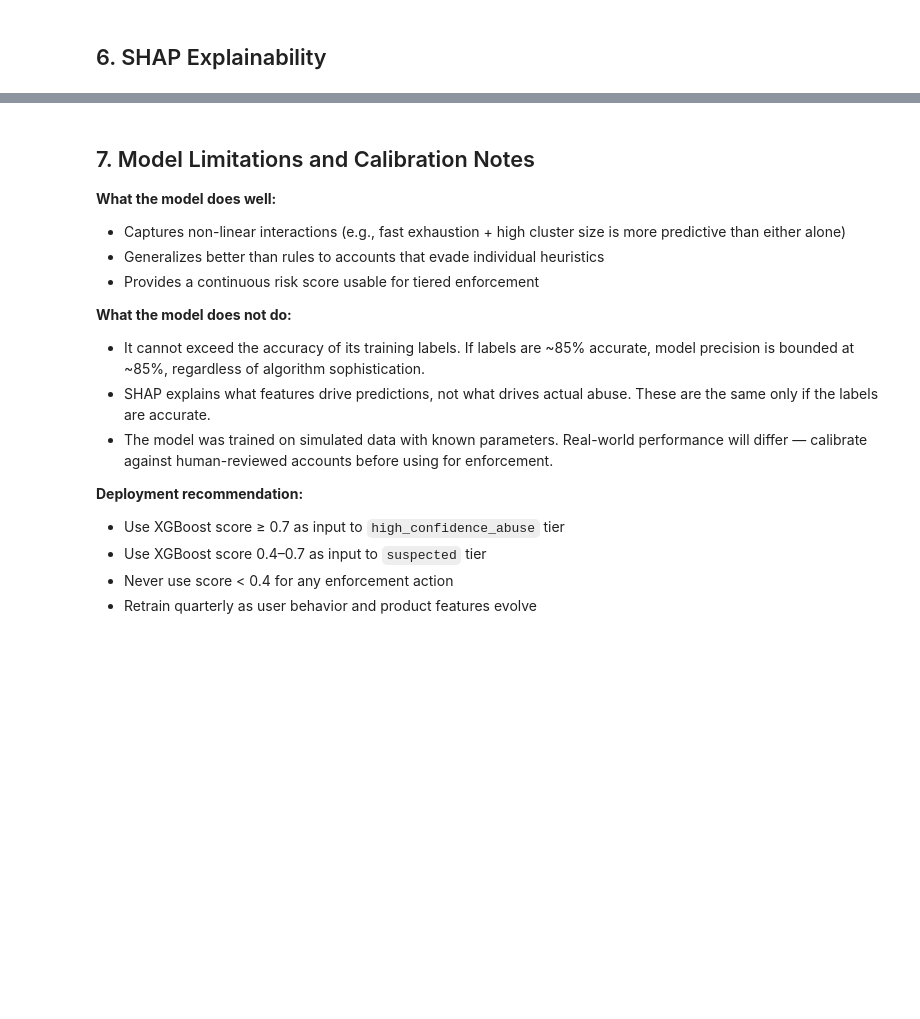
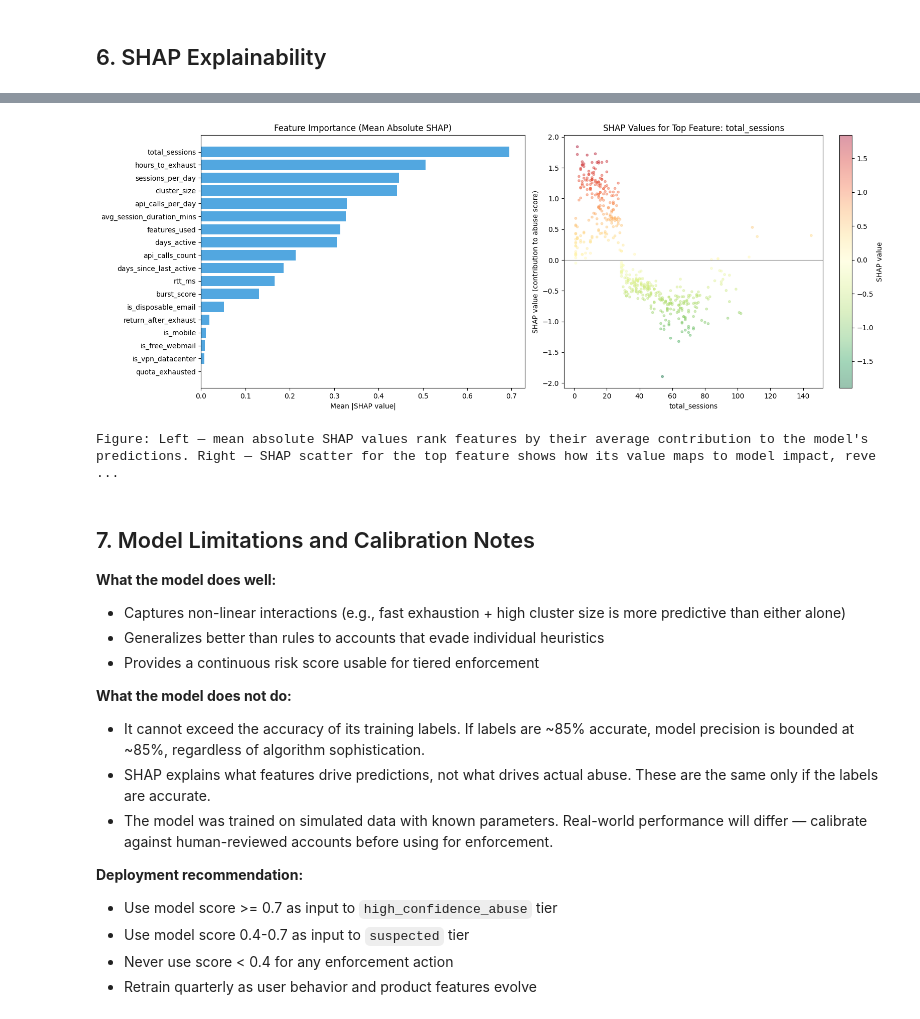
Before and after one commit to violaciao/ghost-watcher, a Jupyter notebook: 05_detection/ml_based.ipynb, the cells around one changed output, grey strips where cells are left out. Cells and saved outputs as stored; diff of their text form; code cells hidden in the pictures; blank space fills up the shorter version.

```diff
--- a/05_detection/ml_based.ipynb
+++ b/05_detection/ml_based.ipynb
@@ -263,33 +311,39 @@ print(f"SHAP values computed for {len(X_sample)} sampled accounts.")
 # %%
+# Extract values array (shape: n_samples x n_features)
+sv = shap_values.values
+
 fig, axes = plt.subplots(1, 2, figsize=(16, 6))
 
 # SHAP bar plot: mean absolute impact
 ax = axes[0]
 mean_abs_shap = pd.Series(
-    np.abs(shap_values).mean(axis=0),
+    np.abs(sv).mean(axis=0),
     index=X.columns,
 ).sort_values(ascending=True)
 
 ax.barh(mean_abs_shap.index, mean_abs_shap.values, color="#3498db", alpha=0.85)
 ax.set_xlabel("Mean |SHAP value|")
 ax.set_title("Feature Importance (Mean Absolute SHAP)")
 
 # SHAP scatter: top feature vs SHAP value
 ax = axes[1]
 top_feature = mean_abs_shap.index[-1]
 top_idx = list(X.columns).index(top_feature)
 feature_vals = X_sample[top_feature].values
-shap_top = shap_values[:, top_idx]
+shap_top = sv[:, top_idx]
 scatter = ax.scatter(feature_vals, shap_top, alpha=0.4, c=shap_top, cmap="RdYlGn_r", s=10)
 plt.colorbar(scatter, ax=ax, label="SHAP value")
 ax.set_xlabel(top_feature)
 ax.set_ylabel("SHAP value (contribution to abuse score)")
 ax.set_title(f"SHAP Values for Top Feature: {top_feature}")
 ax.axhline(0, color="gray", linewidth=0.8)
 
 plt.tight_layout()
 plt.show()
 print("Figure: Left — mean absolute SHAP values rank features by their average contribution to the model's predictions. Right — SHAP scatter for the top feature shows how its value maps to model impact, revealing non-linear relationships that logistic regression cannot capture.")
+# %% [output]
+[figure, added]
+Figure: Left — mean absolute SHAP values rank features by their average contribution to the model's predictions. Right — SHAP scatter for the top feature shows how its value maps to model impact, reve ...
 # %% [markdown]
 ## 7. Model Limitations and Calibration Notes
 
@@ -304,7 +358,7 @@ print("Figure: Left — mean absolute SHAP values rank features by their average
 - The model was trained on simulated data with known parameters. Real-world performance will differ — calibrate against human-reviewed accounts before using for enforcement.
 
 **Deployment recommendation:**
-- Use XGBoost score ≥ 0.7 as input to `high_confidence_abuse` tier
-- Use XGBoost score 0.4–0.7 as input to `suspected` tier
+- Use model score >= 0.7 as input to `high_confidence_abuse` tier
+- Use model score 0.4-0.7 as input to `suspected` tier
 - Never use score < 0.4 for any enforcement action
 - Retrain quarterly as user behavior and product features evolve
```
Also changed, not shown: parts of 13 cells of this notebook, 4 other files.
